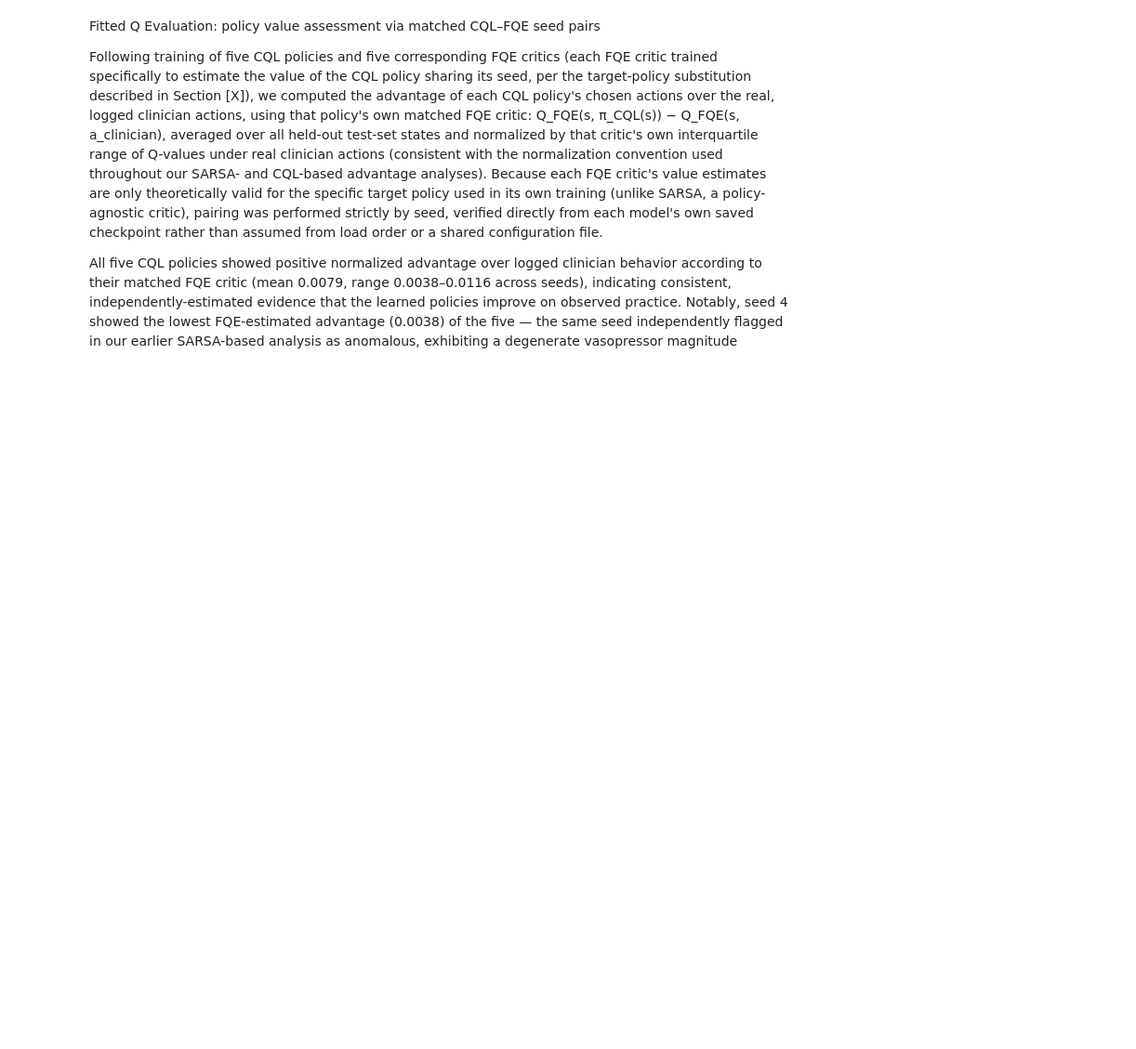
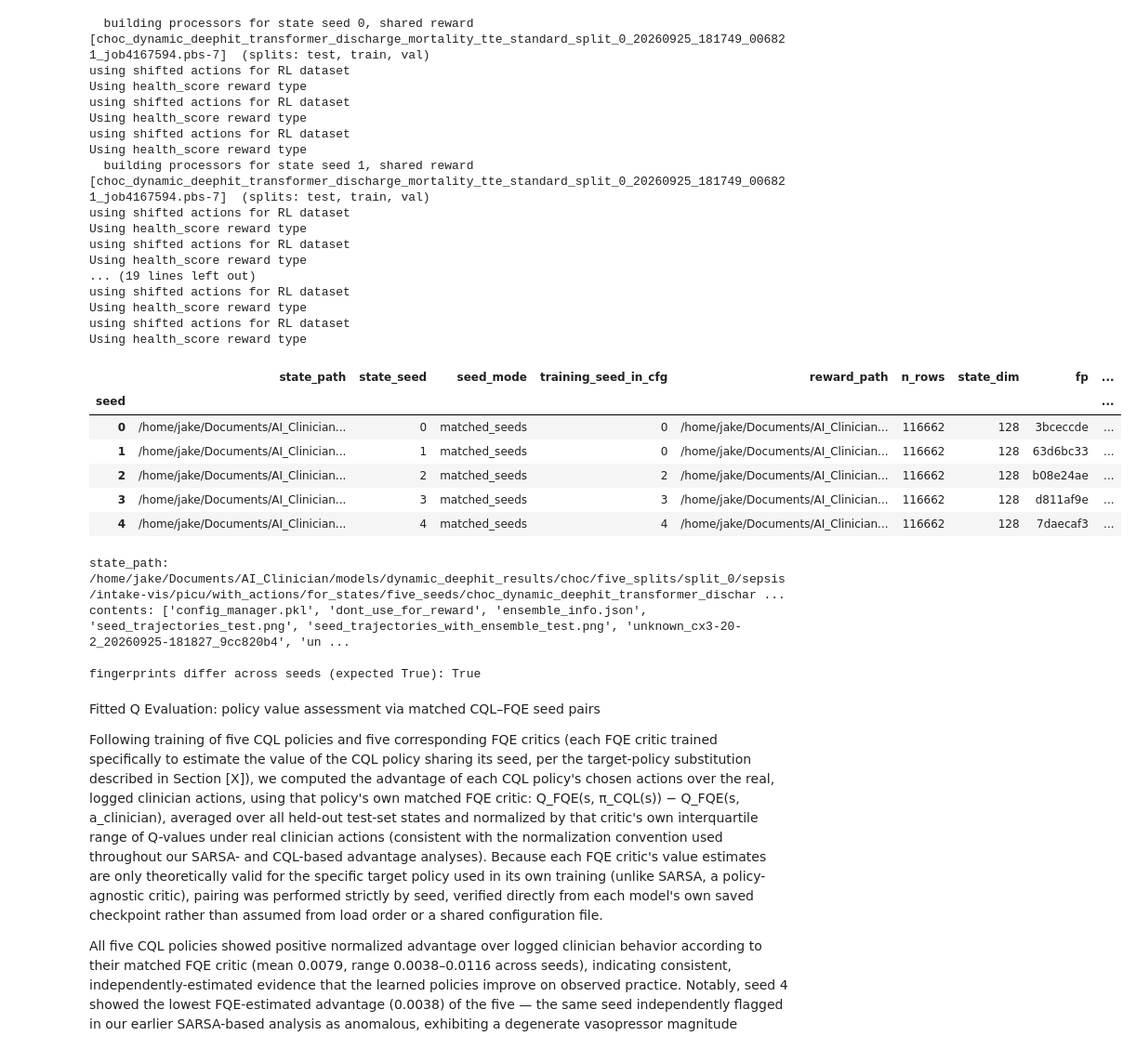
Before and after one commit to jakeormond/ai_clinician_pediatric_rl, a Jupyter notebook: src/rl/evaluate_fqe_final_seeds.ipynb, the cells around one changed output. Shown at 93% size. Saved outputs shown, nothing was run; the diff lists cells and outputs as text; code cells hidden in the pictures; blank space fills up the shorter version.

```diff
--- a/src/rl/evaluate_fqe_final_seeds.ipynb
+++ b/src/rl/evaluate_fqe_final_seeds.ipynb
@@ -38,0 +73,9 @@ fqe_models = M.load_study_models(fqe_study)
+# %%
+for seed, m in sorted(fqe_models[()].items()):
+    print(seed, "|", m.record.data_identity.short())
+    print("   target-policy hints:", fqe_ope.target_policy_hints(m))
+    print("   discount/reward:", {k: m.record.get(k) for k in fqe_ope.REWARD_DEFINING_KEYS})
+print(sorted(fqe_models[()][0].record.hyperparams))
+
+print("CQL :", {k: cql_final[0].record.get(k) for k in fqe_ope.REWARD_DEFINING_KEYS})
+print("SARSA:", {k: sarsa_models[()][0].record.get(k) for k in fqe_ope.REWARD_DEFINING_KEYS})
@@ -39,3 +181,67 @@ fqe_models = M.load_study_models(fqe_study)
+# %%
+import os, hashlib
+
+def fp(a):  # short fingerprint of a state array
+    a = np.ascontiguousarray(a[:1000], dtype=np.float64)
+    return hashlib.md5(a.tobytes()).hexdigest()[:8]
+
+rows = []
+for seed in sorted(cql_final):
+    m = cql_final[seed]
+    cm = m.config_manager
+    dc, tc = cm.data_config, cm.training_config
+    p = store.processor(m, "test")
+    s = D.states(p)
+    di = {fam: ms[seed].record.data_identity for fam, ms in
+          (("cql", cql_final), ("fqe", fqe_models[()]), ("sarsa", sarsa_models[()]))}
+    rows.append({
+        "seed": seed,
+        "state_path": di["cql"].state_source,
+        "state_seed": di["cql"].state_seed,
+        "seed_mode": di["cql"].seed_mode,
+        "training_seed_in_cfg": tc.get("seed"),
+        "reward_path": di["cql"].reward_source,
+        "n_rows": len(s), "state_dim": s.shape[1], "fp": fp(s),
+        "fqe_same_id": di["fqe"].key == di["cql"].key,
+        "sarsa_same_id": di["sarsa"].key == di["cql"].key,
+    })
+chk = pd.DataFrame(rows).set_index("seed")
+pd.set_option("display.max_colwidth", None)
+display(chk)
+
+root = chk["state_path"].iloc[0]
+print("\nstate_path:", root, "| exists:", os.path.isdir(root))
+print("contents:", sorted(os.listdir(root))[:20])
+print("\nfingerprints differ across seeds (expected True):", chk["fp"].nunique() == len(chk))
+# %% [output]
+  building processors for state seed 0, shared reward [choc_dynamic_deephit_transformer_discharge_mortality_tte_standard_split_0_20260925_181749_006821_job4167594.pbs-7]  (splits: test, train, val)
+using shifted actions for RL dataset
+Using health_score reward type
+using shifted actions for RL dataset
+Using health_score reward type
+using shifted actions for RL dataset
+Using health_score reward type
+  building processors for state seed 1, shared reward [choc_dynamic_deephit_transformer_discharge_mortality_tte_standard_split_0_20260925_181749_006821_job4167594.pbs-7]  (splits: test, train, val)
+using shifted actions for RL dataset
+Using health_score reward type
+using shifted actions for RL dataset
+Using health_score reward type
+... (19 lines left out)
+using shifted actions for RL dataset
+Using health_score reward type
+using shifted actions for RL dataset
+Using health_score reward type
+|  | state_path | state_seed | seed_mode | training_seed_in_cfg | reward_path | n_rows | state_dim | fp | ... |
+| seed |  |  |  |  |  |  |  |  | ... |
+| 0 | /home/jake/Documents/AI_Clinician... | 0 | matched_seeds | 0 | /home/jake/Documents/AI_Clinician... | 116662 | 128 | 3bceccde | ... |
+| 1 | /home/jake/Documents/AI_Clinician... | 1 | matched_seeds | 0 | /home/jake/Documents/AI_Clinician... | 116662 | 128 | 63d6bc33 | ... |
+| 2 | /home/jake/Documents/AI_Clinician... | 2 | matched_seeds | 2 | /home/jake/Documents/AI_Clinician... | 116662 | 128 | b08e24ae | ... |
+| 3 | /home/jake/Documents/AI_Clinician... | 3 | matched_seeds | 3 | /home/jake/Documents/AI_Clinician... | 116662 | 128 | d811af9e | ... |
+| 4 | /home/jake/Documents/AI_Clinician... | 4 | matched_seeds | 4 | /home/jake/Documents/AI_Clinician... | 116662 | 128 | 7daecaf3 | ... |
+state_path: /home/jake/Documents/AI_Clinician/models/dynamic_deephit_results/choc/five_splits/split_0/sepsis/intake-vis/picu/with_actions/for_states/five_seeds/choc_dynamic_deephit_transformer_dischar ...
+contents: ['config_manager.pkl', 'dont_use_for_reward', 'ensemble_info.json', 'seed_trajectories_test.png', 'seed_trajectories_with_ensemble_test.png', 'unknown_cx3-20-2_20260925-181827_9cc820b4', 'un ...
+
+fingerprints differ across seeds (expected True): True
 # %% [markdown]
 Fitted Q Evaluation: policy value assessment via matched CQL–FQE seed pairs
 
```
Also changed, not shown: parts of 6 cells of this notebook, 1 other file.
